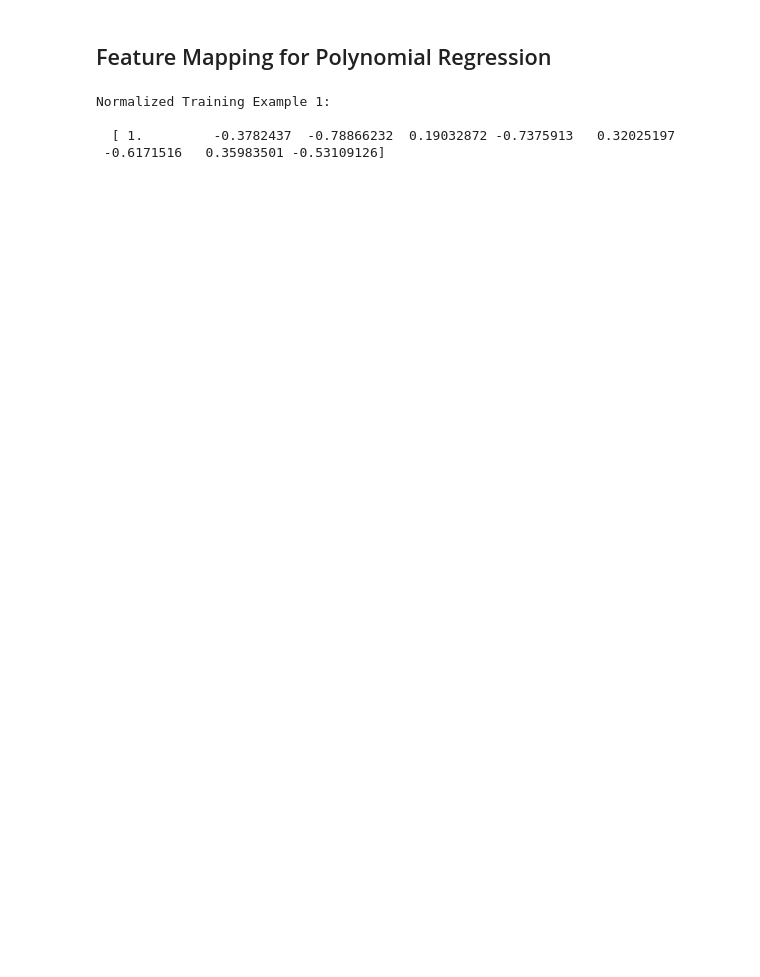
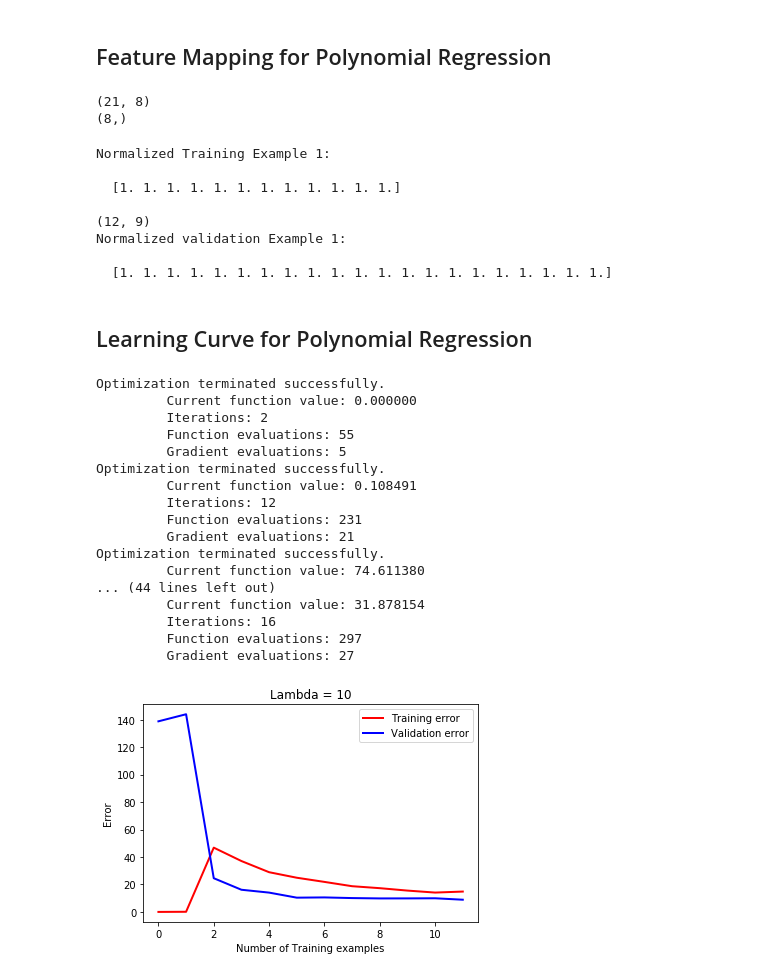
Before and after one commit to ShaneKoNaung/andrewng-coursera-ml-python, a Jupyter notebook: Exercise 5/Ex 5 Regularized Linear Regression and Bias-Variance.ipynb, the cells around one changed output. Drawn from its saved outputs; the diff is of its cells as text; code cells hidden in the pictures; blank space fills up the shorter version.

```diff
--- a/Exercise 5/Ex 5 Regularized Linear Regression and Bias-Variance.ipynb
+++ b/Exercise 5/Ex 5 Regularized Linear Regression and Bias-Variance.ipynb
@@ -154,0 +187,5 @@ plt.show()
+# %%
+print(f'Polynomial Regression (lambda = {lmbda})\n\n')
+print('# Training Examples\tTrain Error\tCross Validation Error\n')
+for i in range(1, m+1):
+    print(f'  \t{i}\t\t{train_error[i - 1]}\t{val_error[i - 1]}\n')
@@ -170,7 +225,7 @@ def featureNormalize(X):
     X -= mu
 
     std = np.std(X, axis=0)
-    X /= std
+    X = np.true_divide(X, std)
 
     return X, mu, std
 # %%
@@ -179,22 +234,68 @@ p = 8
 # Map X onto Polynomial Features and Normalize
 X_poly = polyFeatures(X, p)
 X_poly, mu, std = featureNormalize(X_poly)
-X_poly = np.append(np.ones((X_poly.shape[0],1)), X_poly, axis=1)
+X_poly = np.concatenate([np.ones((m,1)), X_poly], axis=1)
 
 Xval_poly = polyFeatures(Xval, p)
+print(Xval_poly.shape)
+print(mu.shape)
 Xval_poly -= mu
 Xval_poly /= std
-Xval_poly = np.append(np.ones((Xval_poly.shape[0],1)), Xval_poly, axis=1)
+Xval_poly = np.concatenate([np.ones((Xval_poly.shape[0],1)), Xval_poly], axis=1)
 
 Xtest_poly = polyFeatures(Xtest, p)
 Xtest_poly -= mu
 Xtest_poly /= std
-Xtest_poly = np.append(np.ones((Xval_poly.shape[0],1)), Xval_poly, axis=1)
+Xtest_poly = np.concatenate([np.ones((Xtest_poly.shape[0],1)), Xtest_poly], axis=1)
+# %% [output]
+(21, 8)
+(8,)
 # %%
 print('Normalized Training Example 1:\n')
-print(f'  {X_poly[0, :]}  \n', )
+print(f'  {X_poly[:,0]}  \n', )
+print(f'{X_poly.shape}')
+
+print('Normalized validation Example 1:\n')
+print(f'  {Xval_poly[:,0]}  \n', )
 # %% [output]
 Normalized Training Example 1:
 
-  [ 1.         -0.3782437  -0.78866232  0.19032872 -0.7375913   0.32025197
- -0.6171516   0.35983501 -0.53109126]
+  [1. 1. 1. 1. 1. 1. 1. 1. 1. 1. 1. 1.]
+
+(12, 9)
+Normalized validation Example 1:
+
+  [1. 1. 1. 1. 1. 1. 1. 1. 1. 1. 1. 1. 1. 1. 1. 1. 1. 1. 1. 1. 1.]
+# %% [markdown]
+## Learning Curve for Polynomial Regression
+# %%
+lmbda = 10
+
+train_error, val_error = learningCurve(X_poly, y, Xval_poly, yval, lmbda)
+
+plt.plot(range(m), train_error, 'r', label='Training error', lw=2)
+plt.plot(range(m), val_error, 'b', label='Validation error', lw=2)
+plt.xlabel('Number of Training examples')
+plt.ylabel('Error')
+plt.title("Lambda = 10")
+plt.legend()
+plt.show()
+# %% [output]
+Optimization terminated successfully.
+         Current function value: 0.000000
+         Iterations: 2
+         Function evaluations: 55
+         Gradient evaluations: 5
+Optimization terminated successfully.
+         Current function value: 0.108491
+         Iterations: 12
+         Function evaluations: 231
+         Gradient evaluations: 21
+Optimization terminated successfully.
+         Current function value: 74.611380
+... (44 lines left out)
+         Current function value: 31.878154
+         Iterations: 16
+         Function evaluations: 297
+         Gradient evaluations: 27
+[figure, added]
```
Also changed, not shown: parts of 22 cells of this notebook.
